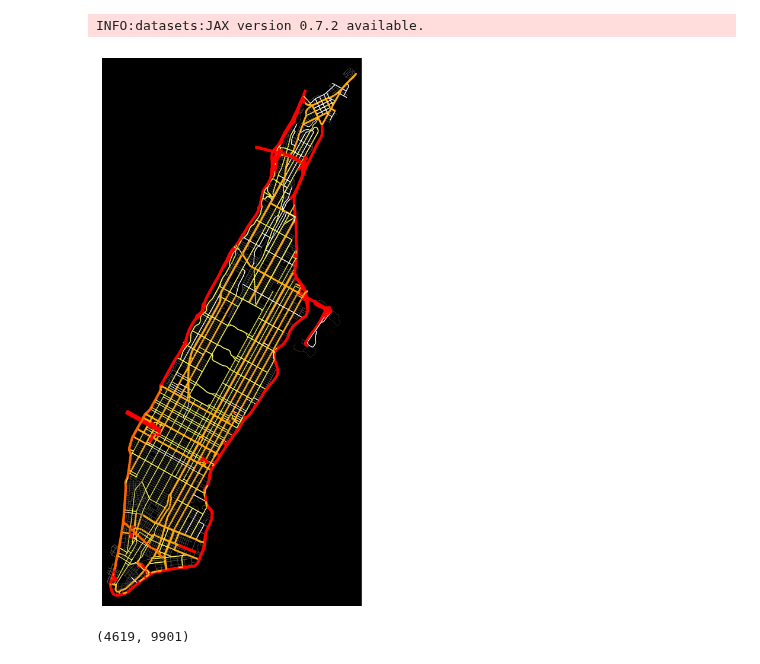
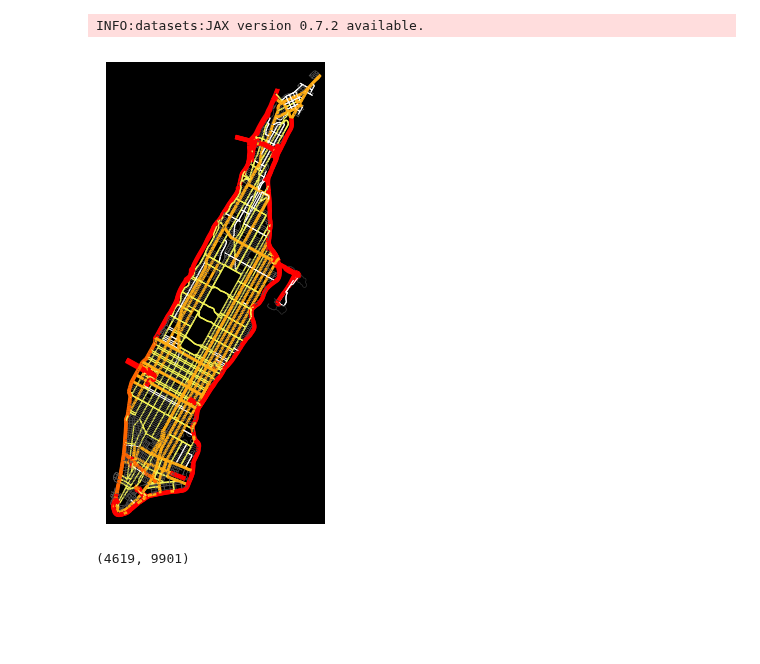
Before and after one commit to akseldkw07/Waymo-Agent, a Jupyter notebook: notebooks/osmnx-sandbox.ipynb, the cells around one changed output. Cells and saved outputs as stored; diff of their text form; code cells hidden in the pictures; blank space fills up the shorter version.

```diff
--- a/notebooks/osmnx-sandbox.ipynb
+++ b/notebooks/osmnx-sandbox.ipynb
@@ -31,33 +31,33 @@ config = {
     "residential": {"color": "#555555", "width": 0.5},  # Grey, Thinnest
     "default": {"color": "#333333", "width": 0.5},  # Fallback
 }
 
 # 3. Generate the lists
 edge_colors = []
 edge_widths = []
 
 for u, v, data in G.edges(data=True):
     # Get highway type (handle lists if necessary)
     highway_type = data.get("highway", "default")
     if isinstance(highway_type, list):
         highway_type = highway_type[0]
 
     # Fetch style from config, or use default if type not found
     style = config.get(highway_type, config["default"])
 
     edge_colors.append(style["color"])
     edge_widths.append(style["width"])
 
 # 4. Plot with both attributes
 fig, ax = ox.plot_graph(
     G,
     node_size=0,
     edge_color=edge_colors,
     edge_linewidth=edge_widths,  # <--- Pass the new list here
     bgcolor="black",
-    figsize=(12, 12),  # Bigger size helps see the width differences
+    figsize=(6, 6),  # Bigger size helps see the width differences
     show=True,
 )
 # %% [output]
-[figure, old version]
+[figure, new version]
 # %%
```
Also changed, not shown: parts of 7 cells of this notebook, 13 other files.
